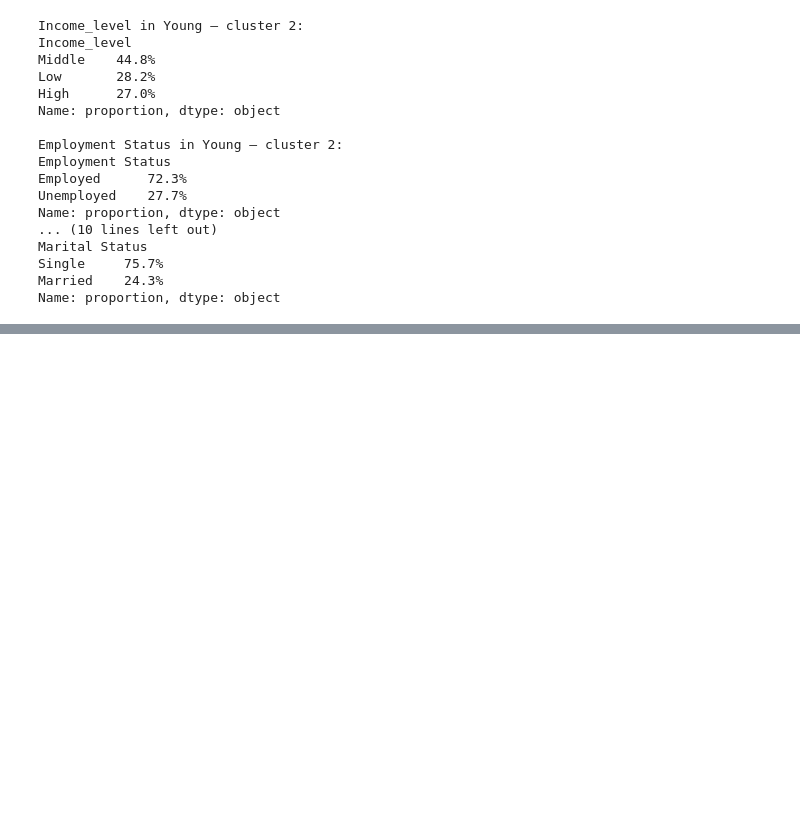
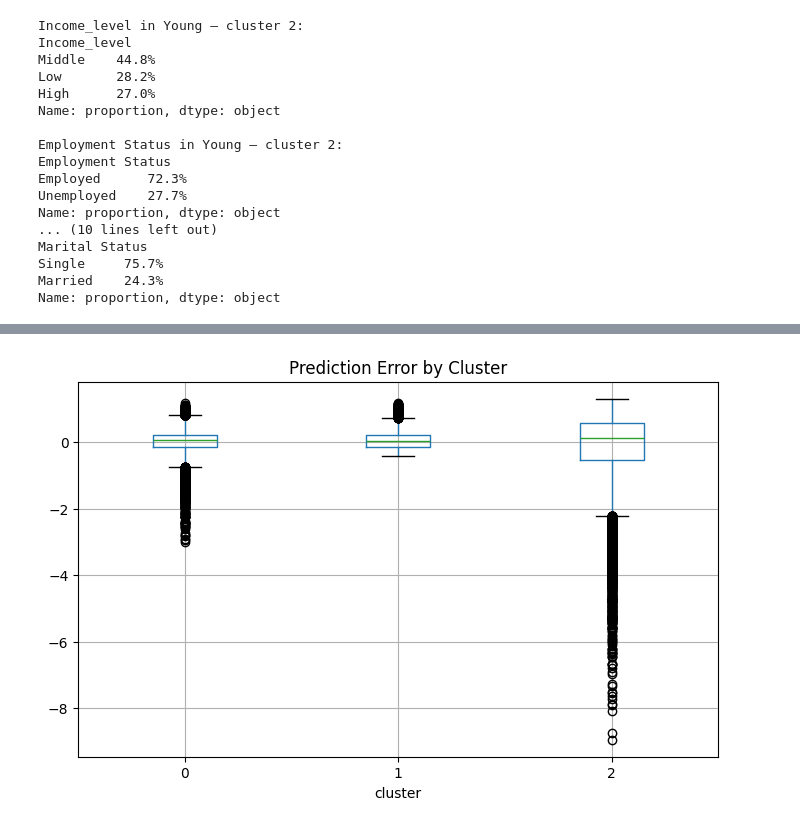
Before and after one commit to Roy125512/Computational_tools_for_data_science, a Jupyter notebook: Project_final.ipynb, the cells around one changed output, grey strips where cells are left out. Cells and saved outputs as stored; diff of their text form; code cells hidden in the pictures; blank space fills up the shorter version.

```diff
--- a/Project_final.ipynb
+++ b/Project_final.ipynb
@@ -880,0 +966,4 @@ Name: proportion, dtype: object
+# %%
+X_train, X_test, y_train, y_test = train_test_split(
+    X, y, test_size=0.2, random_state=42
+)
@@ -880,0 +1044,6 @@ Name: proportion, dtype: object
+# %%
+df_pred = df.copy()
+df_pred["pred_income"] = np.nan
+df_pred.loc[X_test.index, "pred_income"] = y_pred_rf
+df_pred["error"] = df_pred["Income_log"] - df_pred["pred_income"]
+df_pred = df_pred.join(df_cluster["cluster"])
@@ -880,0 +1062,7 @@ Name: proportion, dtype: object
+# %%
+df_pred.boxplot(column="error", by="cluster", figsize=(8,5))
+plt.title("Prediction Error by Cluster")
+plt.suptitle("")
+plt.show()
+# %% [output]
+[figure, added]
```
Also changed, not shown: parts of 39 cells of this notebook.
